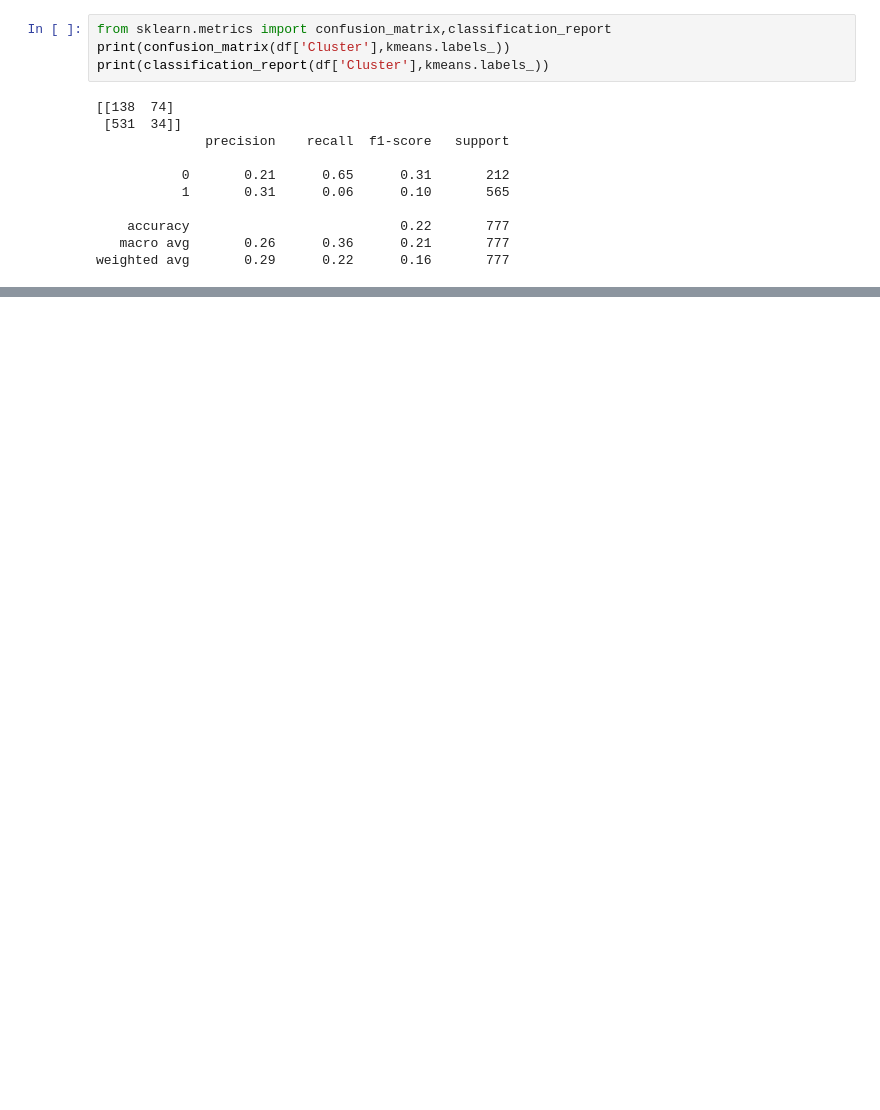
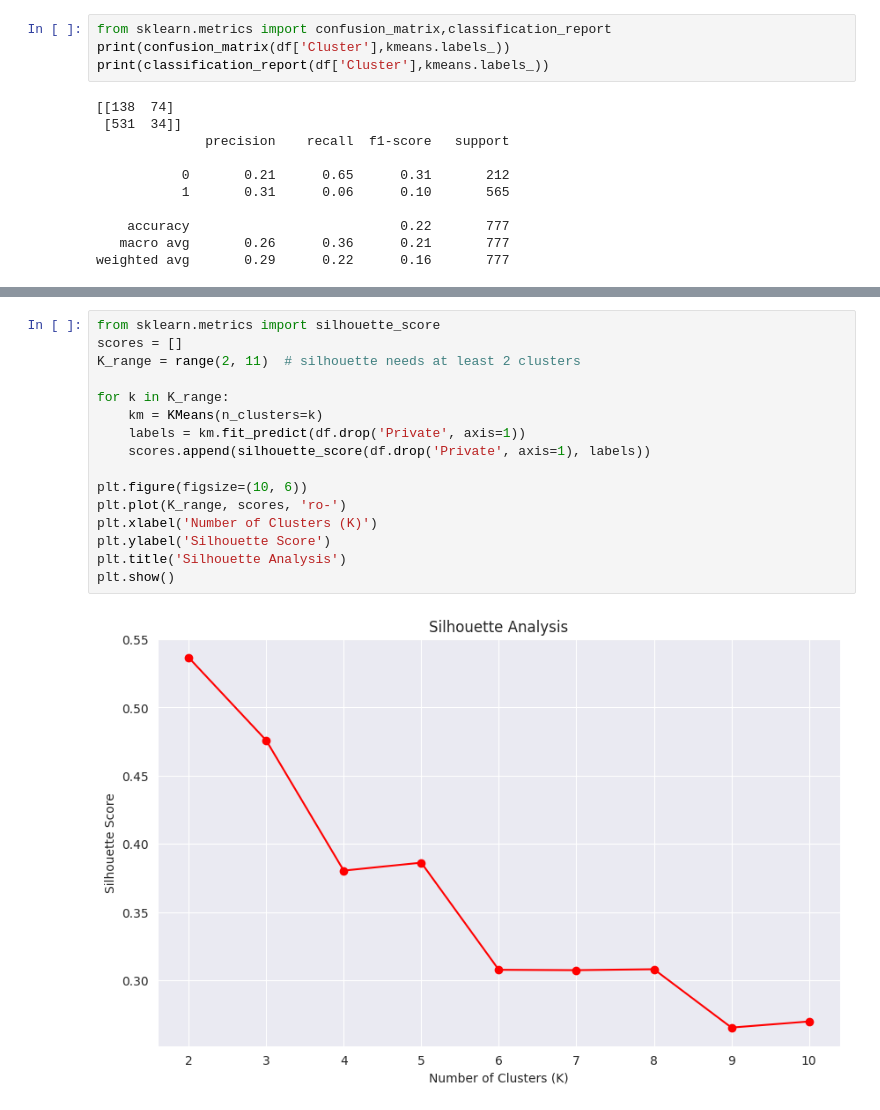
Before and after one commit to UUCompSci/TS-DataAnalytics-SP26, a Jupyter notebook: College.ipynb, the cells around one changed output, grey strips where cells are left out. Drawn from its saved outputs; the diff is of its cells as text; blank space fills up the shorter version.

```diff
--- a/College.ipynb
+++ b/College.ipynb
@@ -157,0 +176,18 @@ weighted avg       0.29      0.22      0.16       777
+# %%
+from sklearn.metrics import silhouette_score
+scores = []
+K_range = range(2, 11)  # silhouette needs at least 2 clusters
+
+for k in K_range:
+    km = KMeans(n_clusters=k)
+    labels = km.fit_predict(df.drop('Private', axis=1))
+    scores.append(silhouette_score(df.drop('Private', axis=1), labels))
+
+plt.figure(figsize=(10, 6))
+plt.plot(K_range, scores, 'ro-')
+plt.xlabel('Number of Clusters (K)')
+plt.ylabel('Silhouette Score')
+plt.title('Silhouette Analysis')
+plt.show()
+# %% [output]
+[figure, added]
```
Also changed, not shown: parts of 3 cells of this notebook.
